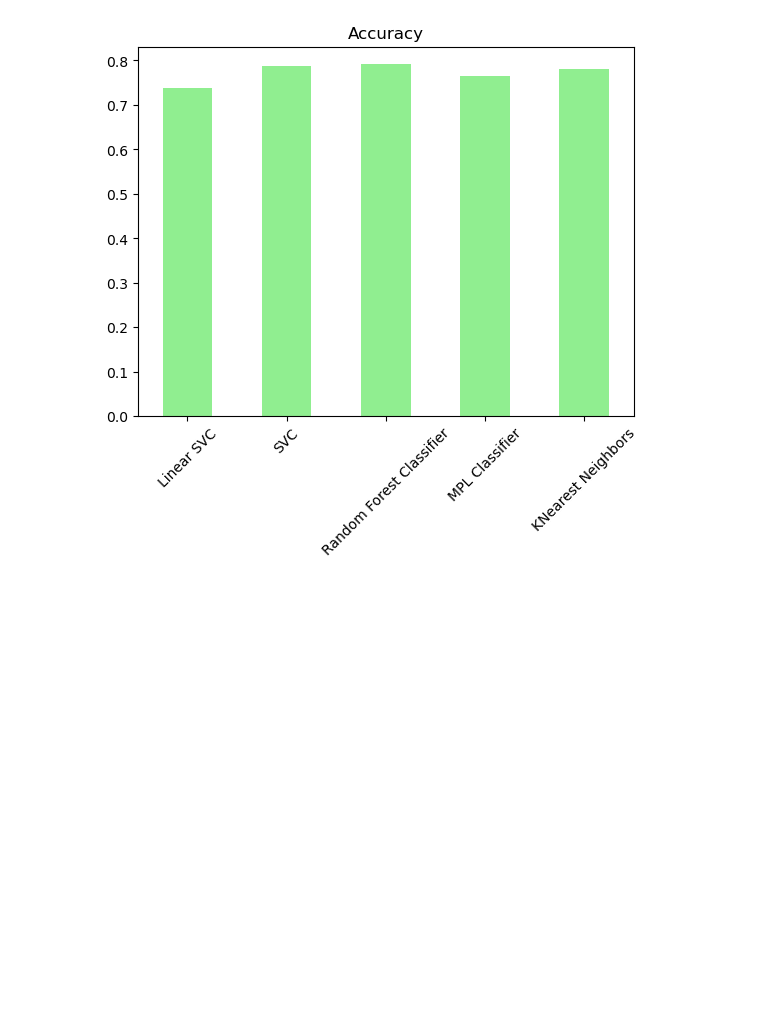
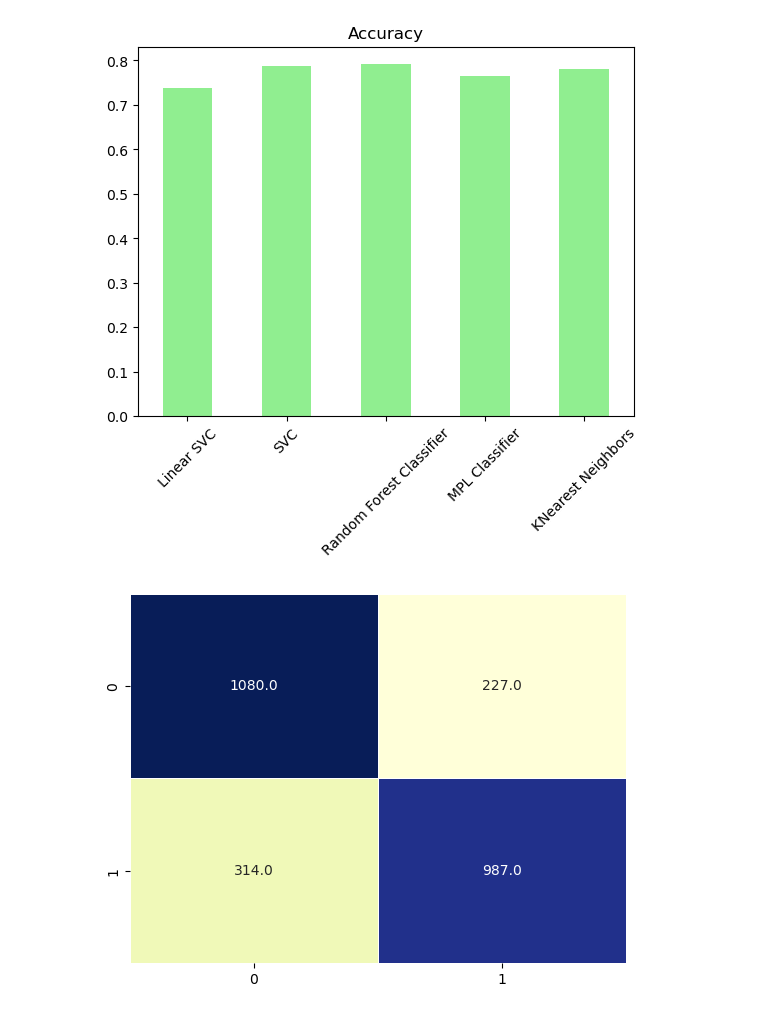
Before and after one commit to msnkr/kaggle_comps, a Jupyter notebook: Spaceship Titanic/Untitled.ipynb, the cells around one changed output. Cells and saved outputs as stored; diff of their text form; code cells hidden in the pictures; blank space fills up the shorter version.

```diff
--- a/Spaceship Titanic/Untitled.ipynb
+++ b/Spaceship Titanic/Untitled.ipynb
@@ -128,0 +129,8 @@ plt.xticks(rotation=45);
+# %%
+# Lets do some metrics on our Random Forest Classifier
+clf = make_pipeline((preprocessor), RandomForestClassifier(n_jobs=-1)).fit(X_train, y_train)
+y_preds = clf.predict(X_test)
+# %%
+sn.heatmap(confusion_matrix(y_test, y_preds), annot=True, linewidths=0.5, cmap="YlGnBu", fmt=".1f", cbar=False);
+# %% [output]
+[figure, added]
```
Also changed, not shown: parts of 3 cells of this notebook.
